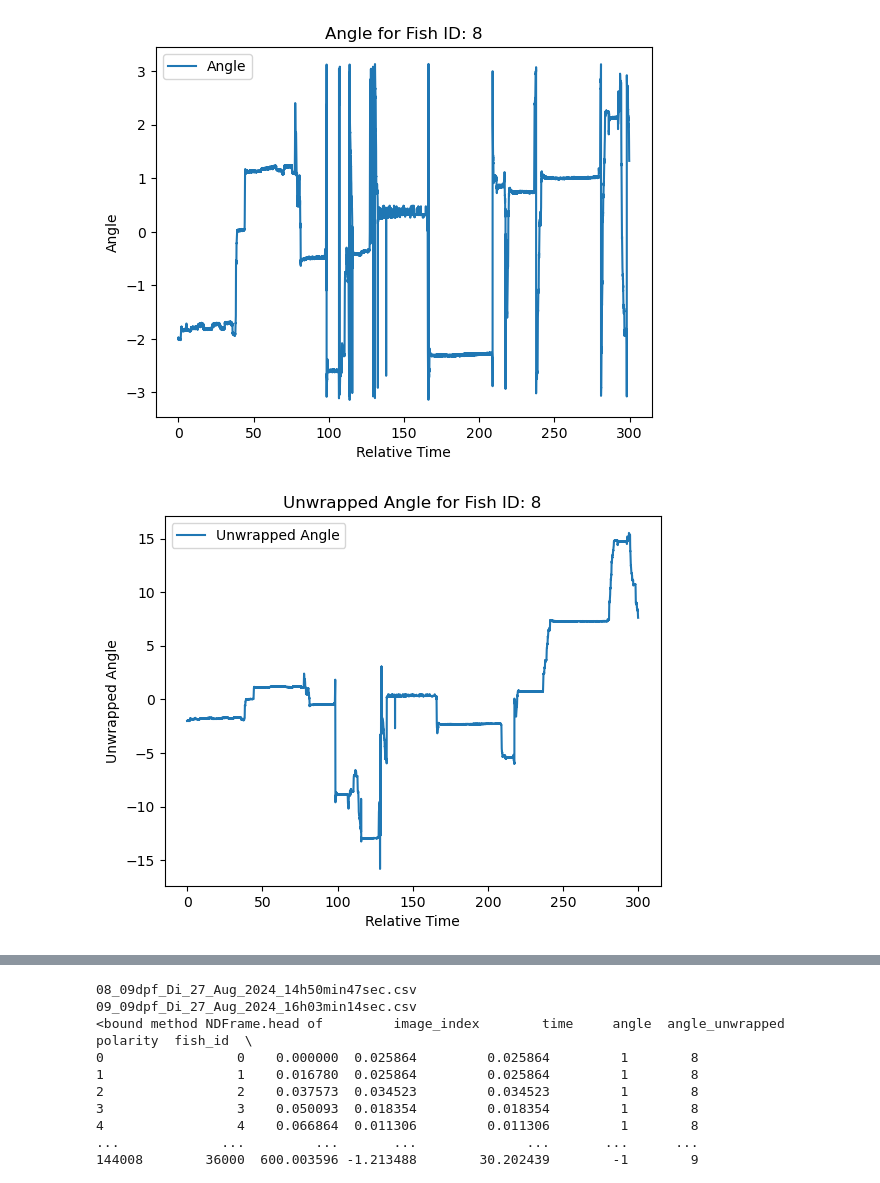
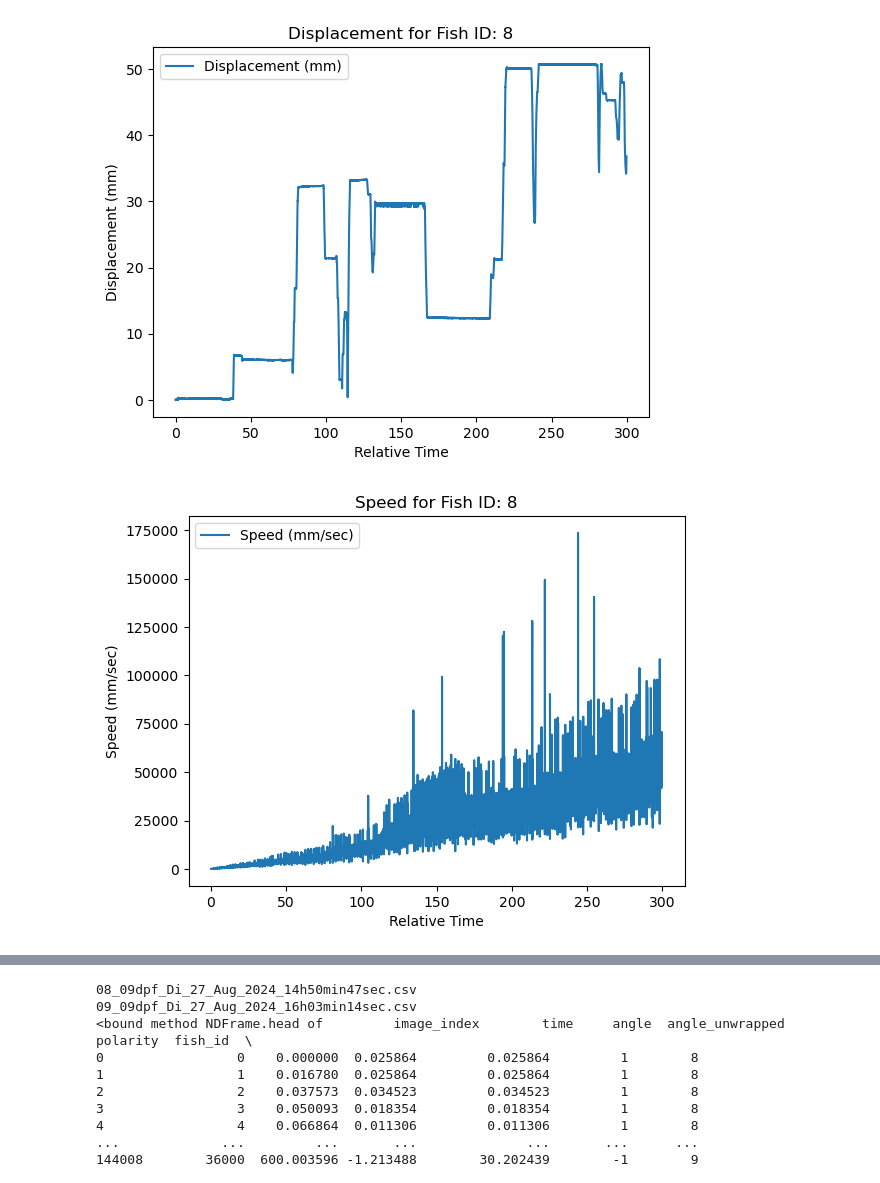
Before and after one commit to SaiAyachit/Stochastic_Modelling, a Jupyter notebook: data_prep.ipynb, the cells around one changed output, grey strips where cells are left out. Cells and saved outputs as stored; diff of their text form; code cells hidden in the pictures.

```diff
--- a/data_prep.ipynb
+++ b/data_prep.ipynb
@@ -59,15 +59,20 @@ def get_heading_angle(data):
     angle_unwrapped[notna] = np.unwrap(angle[notna]) # TODO this is probably a bit wrong
     return angle, angle_unwrapped
 
-def get_distance(data):
+def get_cumulative_distance(data):
     x_diff = data['centroid_x'].diff()
     y_diff = data['centroid_y'].diff()
-    distance = np.sqrt(x_diff**2+y_diff**2)
-    return distance * 1/PIX_PER_MM
+    frame_distances = np.sqrt(x_diff**2 + y_diff**2) * 1/PIX_PER_MM
+    return frame_distances.cumsum()  # This gives total distance traveled over time
+
+def get_displacement(data):
+    x_displacement = (data['centroid_x'] - data['centroid_x'].iloc[0]) * 1/PIX_PER_MM
+    y_displacement = (data['centroid_y'] - data['centroid_y'].iloc[0]) * 1/PIX_PER_MM
+    return np.sqrt(x_displacement**2 + y_displacement**2)
 
 class StimType(IntEnum):
     DARK = 0
-    BRIGHT = 1
+    phototaxis = 1
     PHOTOTAXIS = 2
     OMR = 3
     OKR = 4
@@ -89,7 +94,7 @@ DATAFILES = [
 
 
 # Initialize dictionaries for specific stimulus types
-target_stims = [StimType.DARK, StimType.BRIGHT, StimType.PHOTOTAXIS]
+target_stims = [StimType.DARK, StimType.phototaxis, StimType.PHOTOTAXIS]
 stim_dataframes = {stim: pd.DataFrame() for stim in target_stims}
 
 for file in DATAFILES:
@@ -122,14 +127,27 @@ bright_df = pd.read_csv(r'.\bright_data.csv')
 # Preprocessing
 bright_df['relative_time'] = get_relative_time(bright_df)
 bright_df['relative_index'] = get_relative_index(bright_df)
-bright_df['distance'] = get_distance(bright_df)
+bright_df['distance_mm'] = get_cumulative_distance(bright_df)
+bright_df['displacement'] = get_displacement(bright_df)
 bright_df['angle'], bright_df['unwrapped_angle'] = get_heading_angle(bright_df)
+
+# Check for outliers in centroid_x and centroid_y
+outliers_x = bright_df[bright_df['centroid_x'] > 2048]
+outliers_y = bright_df[bright_df['centroid_y'] > 2048]
+print(f"Outliers in centroid_x:\n{outliers_x}")
+print(f"Outliers in centroid_y:\n{outliers_y}")
+
+# Calculate speed in mm/sec
+bright_df['speed_mm_per_sec'] = bright_df['distance_mm'] / bright_df['relative_time'].diff().fillna(1)
+
 
 # Group by fish_id and plot separately for each fish
 grouped_bright = bright_df.groupby('fish_id')
 custom_cmap = plt.cm.get_cmap('viridis')
 
 for fish_id, group in grouped_bright:
+    dpf = group['dpf'].iloc[0]  # Assuming 'dpf' column exists in the dataframe
+
     # Trajectory plot
     plt.figure(figsize=(12, 6))
     plt.scatter(
@@ -142,10 +160,8 @@ for fish_id, group in grouped_bright:
     )
     plt.colorbar(label='Time (s)')
     plt.title(f'Fish Trajectory for Fish ID: {fish_id}')
-    plt.xlabel('X Position (pixels)')
-    plt.ylabel('Y Position (pixels)')
-
-    # Optional: Add a line plot underneath the scatter to show path
+    plt.xlabel('X Position (mm)')
+    plt.ylabel('Y Position (mm)')
     plt.plot(
         group['centroid_x'],
         group['centroid_y'],
@@ -153,14 +169,34 @@ for fish_id, group in grouped_bright:
         linewidth=1.5,
         alpha=0.3
     )
+    plt.xlim(0, 2048 / PIX_PER_MM)
+    plt.ylim(0, 2048 / PIX_PER_MM)
     plt.show()
 
     # Distance plot
     plt.figure()
-    plt.plot(group['relative_time'], group['distance'], label='Distance')
+    plt.plot(group['relative_time'], group['distance_mm'], label='Distance (mm)')
     plt.title(f'Distance for Fish ID: {fish_id}')
     plt.xlabel('Relative Time')
-    plt.ylabel('Distance')
+    plt.ylabel('Distance (mm)')
+    plt.legend()
+    plt.show()
+
+ # Displacement plot
+    plt.figure()
+    plt.plot(group['relative_time'], group['displacement'], label='Displacement (mm)')
+    plt.title(f'Displacement for Fish ID: {fish_id}')
+    plt.xlabel('Relative Time')
+    plt.ylabel('Displacement (mm)')
+    plt.legend()
+    plt.show()
+
+    # Speed plot
+    plt.figure()
+    plt.plot(group['relative_time'], group['speed_mm_per_sec'], label='Speed (mm/sec)')
+    plt.title(f'Speed for Fish ID: {fish_id}')
+    plt.xlabel('Relative Time')
+    plt.ylabel('Speed (mm/sec)')
     plt.legend()
     plt.show()
 
@@ -187,2 +235,2 @@ for fish_id, group in grouped_bright:
-[figure, old version]
+[figure, new version]
-[figure, old version]
+[figure, new version]
```
Also changed, not shown: parts of 7 cells of this notebook.
